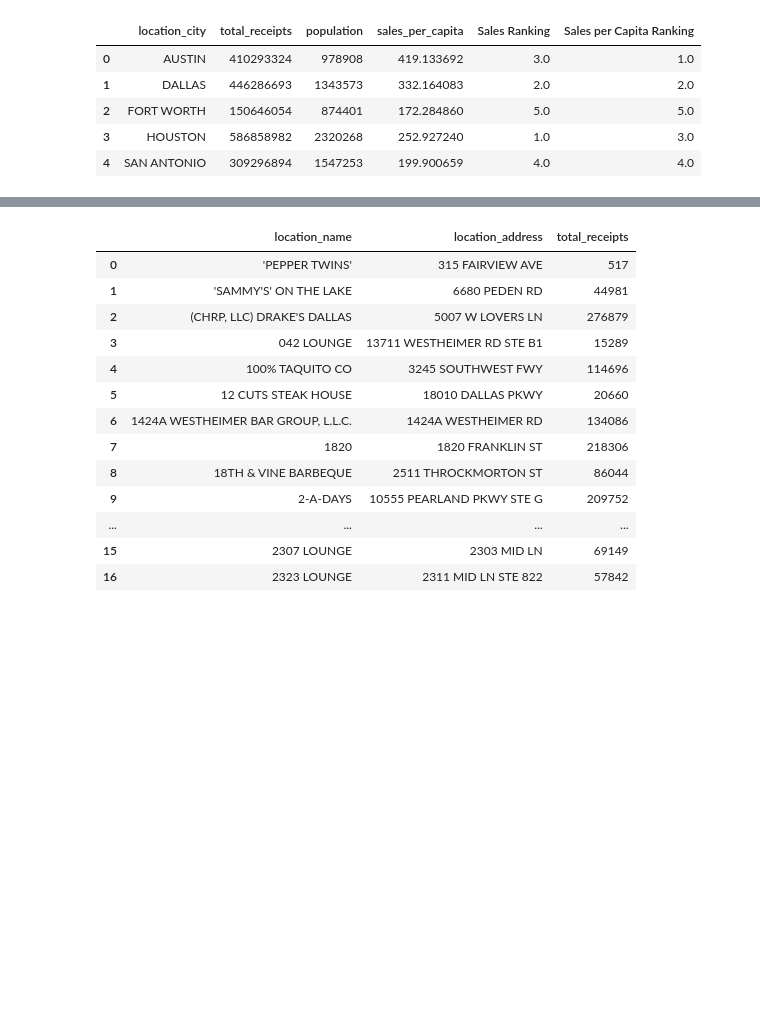
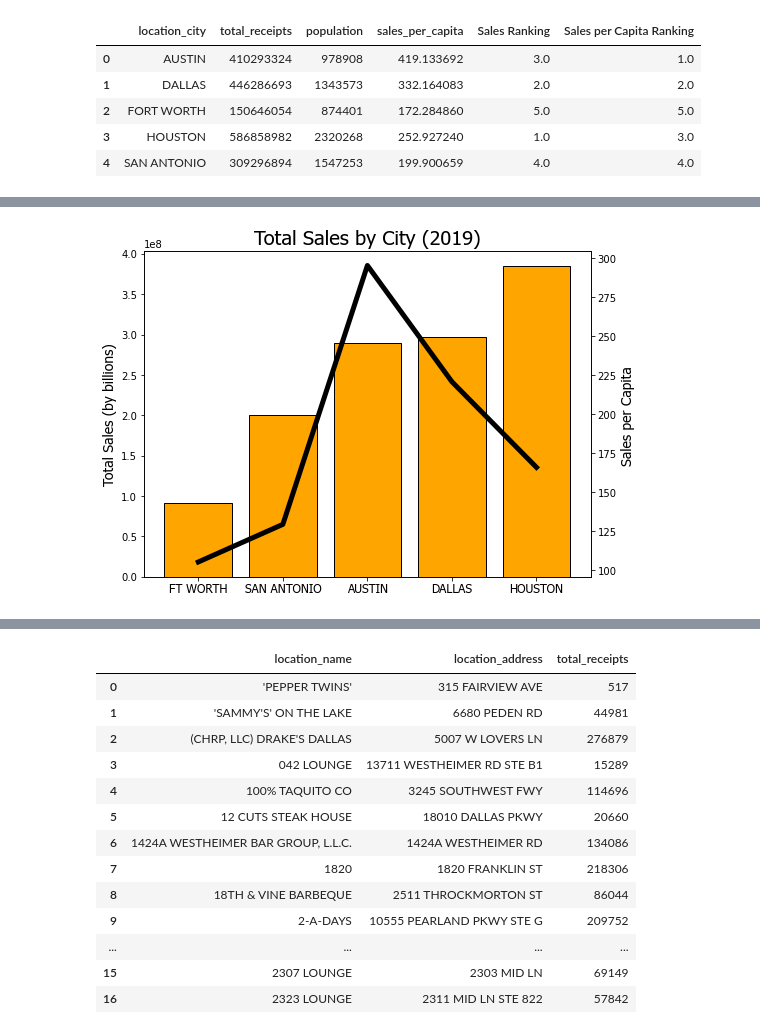
Before and after one commit to KelliDSmith/SMU_Project1_Group1, a Jupyter notebook: testing_kelli.ipynb, the cells around one changed output, grey strips where cells are left out. Saved outputs shown, nothing was run; the diff lists cells and outputs as text; code cells hidden in the pictures; blank space fills up the shorter version.

```diff
--- a/testing_kelli.ipynb
+++ b/testing_kelli.ipynb
@@ -104,3 +105,24 @@ citysales2019
+# %%
+plt.figure(figsize=(8,6))
+cities = []
+for city in citysales2019_sort['location_city']:
+    cities.append(citysales2019_sort['location_city'])
+total_sales = citysales2019_sort['total_receipts']
+x_axis = np.arange(len(cities))
+plt.bar(x_axis, total_sales, color="orange", edgecolor="black", align="center")
+hfont = {'fontname':'Tahoma'}
+tick_locations = [value for value in x_axis]
+plt.xticks(tick_locations, ['FT WORTH','SAN ANTONIO','AUSTIN','DALLAS','HOUSTON'], **hfont,fontsize=12)
+plt.ylabel("Total Sales (by billions)", **hfont,fontsize=14)
+axis2 = plt.twinx()
+axis2.plot(x_axis, citysales2019_sort['sales_per_capita'], color='black',linewidth=5)
+# axes2.set_ylim(-1, 1)
+axis2.set_ylabel('Sales per Capita ', **hfont,fontsize=14)
+plt.title("Total Sales by City (2019)", **hfont,fontsize=20)
+plt.savefig("../SMU_Project1_Group1/total_sales_by_city_2019.png")
+plt.show()
+# %% [output]
+[figure, added]
 # %%
 #2020 sales per capita
 mask_2020 = dfcities.year == 2020
```
Also changed, not shown: parts of 10 cells of this notebook, 4 other files.
